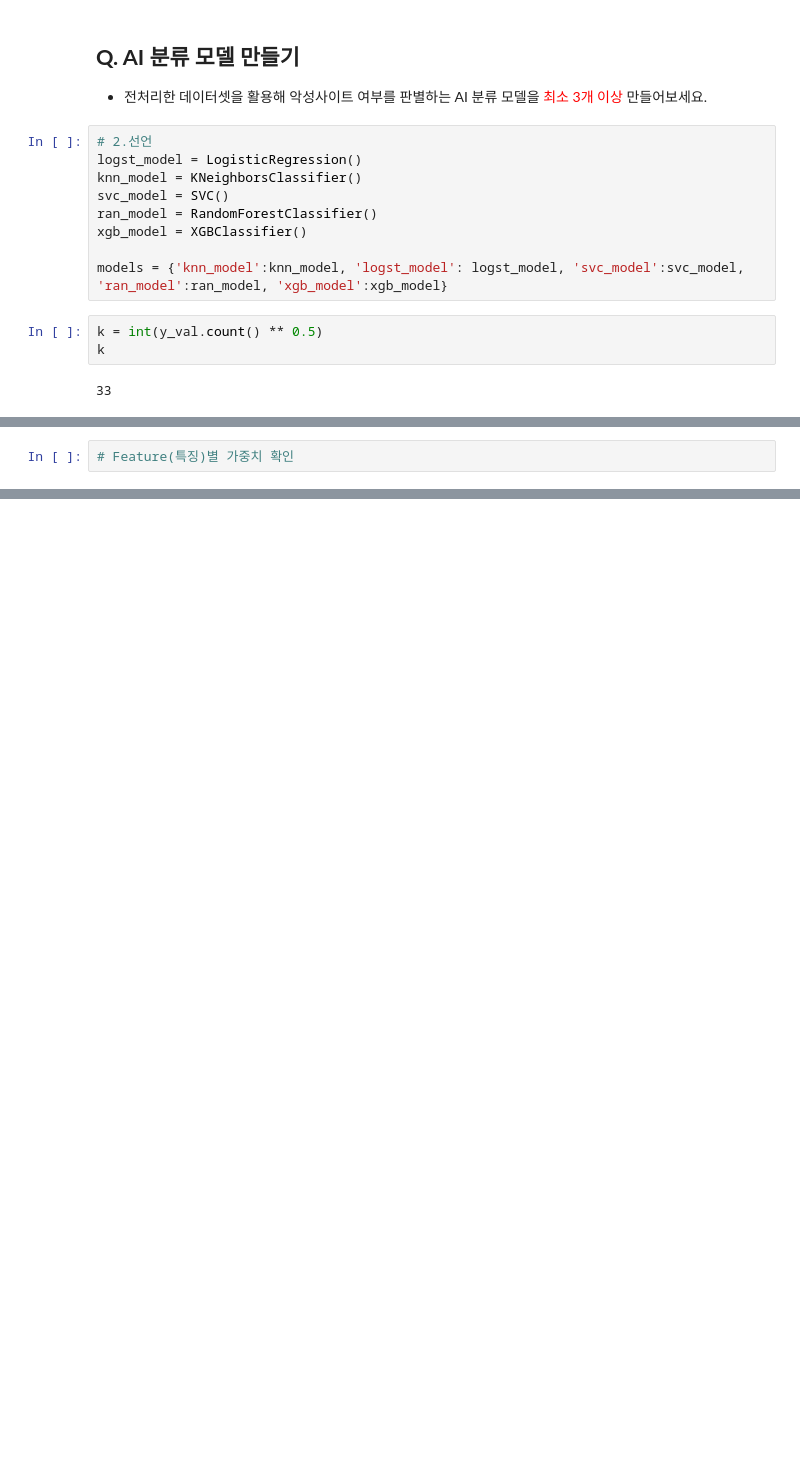
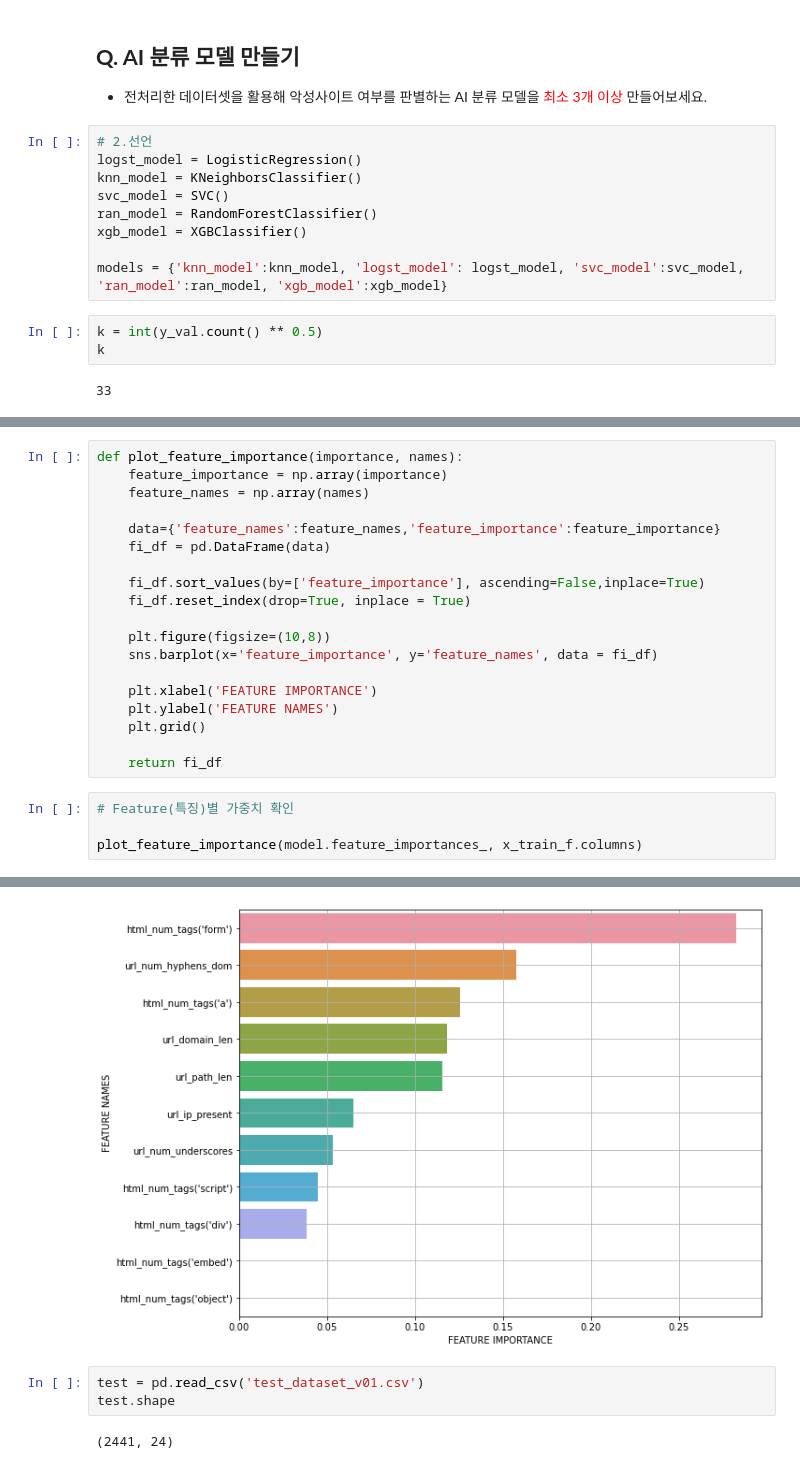
Before and after one commit to mskyun721/aivle_Project_2, a Jupyter notebook: 3. AI 모델링.ipynb, the cells around one changed output, grey strips where cells are left out. Saved outputs shown, nothing was run; the diff lists cells and outputs as text; blank space fills up the shorter version.

```diff
--- a/3. AI 모델링.ipynb
+++ b/3. AI 모델링.ipynb
@@ -322,2 +712,24 @@ accuracy : 0.9608735213830755
+# %%
+def plot_feature_importance(importance, names):
+    feature_importance = np.array(importance)
+    feature_names = np.array(names)
+
+    data={'feature_names':feature_names,'feature_importance':feature_importance}
+    fi_df = pd.DataFrame(data)
+
+    fi_df.sort_values(by=['feature_importance'], ascending=False,inplace=True)
+    fi_df.reset_index(drop=True, inplace = True)
+
+    plt.figure(figsize=(10,8))
+    sns.barplot(x='feature_importance', y='feature_names', data = fi_df)
+
+    plt.xlabel('FEATURE IMPORTANCE')
+    plt.ylabel('FEATURE NAMES')
+    plt.grid()
+
+    return fi_df
 # %%
 # Feature(특징)별 가중치 확인
+
+plot_feature_importance(model.feature_importances_, x_train_f.columns)
+# %% [output]
@@ -323,0 +748,6 @@ accuracy : 0.9608735213830755
+[figure, added]
+# %%
+test = pd.read_csv('test_dataset_v01.csv')
+test.shape
+# %% [output]
+(2441, 24)
```
Also changed, not shown: parts of 65 cells of this notebook, 1 other file.
